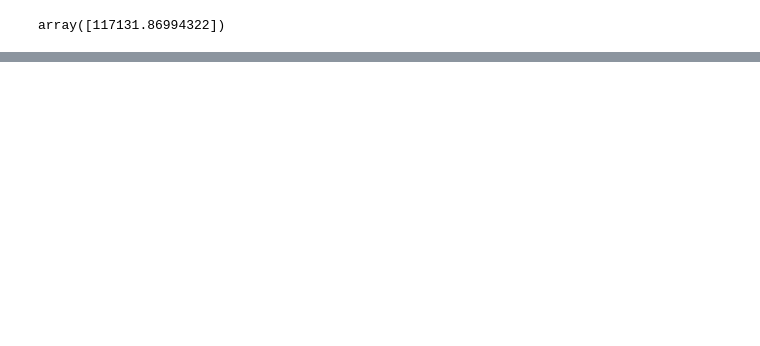
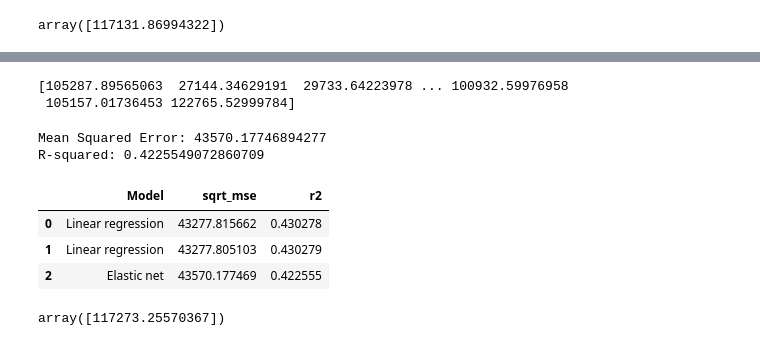
Before and after one commit to AmineDT/PFA, a Jupyter notebook: CarsML.ipynb, the cells around one changed output, grey strips where cells are left out. Saved outputs shown, nothing was run; the diff lists cells and outputs as text; code cells hidden in the pictures; blank space fills up the shorter version.

Commit message:
three regression algorithms

```diff
--- a/CarsML.ipynb
+++ b/CarsML.ipynb
@@ -556,3 +562,5 @@ print(y_pred)
 # %% [output]
 [105258.7739819   17304.66000692  37164.76129162 ... 103740.76569049
  107493.77248382 125232.21944577]
+# %%
+y_pred = pd.Series(y_pred)
@@ -637,0 +701,54 @@ array(['206+', 'Partner', 'Sandero', 'Touareg', 'Sirion', 'Duster', '407',
+# %%
+from sklearn.model_selection import train_test_split
+from sklearn.linear_model import ElasticNet
+
+# Split the data into features and target variable
+X = df_encoded.drop(['Price', 'cluster'], axis=1)
+y = df_encoded['Price']
+
+# Split the data into training and test sets
+X_train, X_test, y_train, y_test = train_test_split(X, y, test_size=0.2, random_state=0)
+
+# Create and train the Elastic Net regression model
+model = ElasticNet()
+model.fit(X_train, y_train)
+
+# Make price predictions
+y_pred = model.predict(X_test)
+
+# Print the predicted prices
+print(y_pred)
+# %% [output]
+[105287.89565063  27144.34629191  29733.64223978 ... 100932.59976958
+ 105157.01736453 122765.52999784]
+# %%
+#Import scikit-learn metrics module for accuracy calculation
+from sklearn import metrics
+import math
+
+# Calculate mean squared error (MSE)
+sqrt_mse = math.sqrt(metrics.mean_squared_error(y_test, y_pred))
+print("Mean Squared Error:", sqrt_mse)
+
+# Calculate R-squared
+r2 = metrics.r2_score(y_test, y_pred)
+print("R-squared:", r2)
+
+# Metrics data DataFrame
+metricsElasticNet = [["Elastic net", sqrt_mse, r2]]
+metrics_df_elastic = pd.DataFrame(metricsElasticNet, columns=["Model", "sqrt_mse", "r2"])
+metrics_df = metrics_df.append(metrics_df_elastic, ignore_index = True)
+metrics_df
+# %% [output]
+Mean Squared Error: 43570.17746894277
+R-squared: 0.4225549072860709
+|  | Model | sqrt_mse | r2 |
+| 0 | Linear regression | 43277.815662 | 0.430278 |
+| 1 | Linear regression | 43277.805103 | 0.430279 |
+| 2 | Elastic net | 43570.177469 | 0.422555 |
+# %%
+predicted_price = model.predict(data[['Model Year', 'Brand', 'Model', 'Fuel type', 'Fiscal power', 'Mid_Point']])
+
+predicted_price
+# %% [output]
+array([117273.25570367])
```
Also changed, not shown: parts of 11 cells of this notebook, 1 other file.
